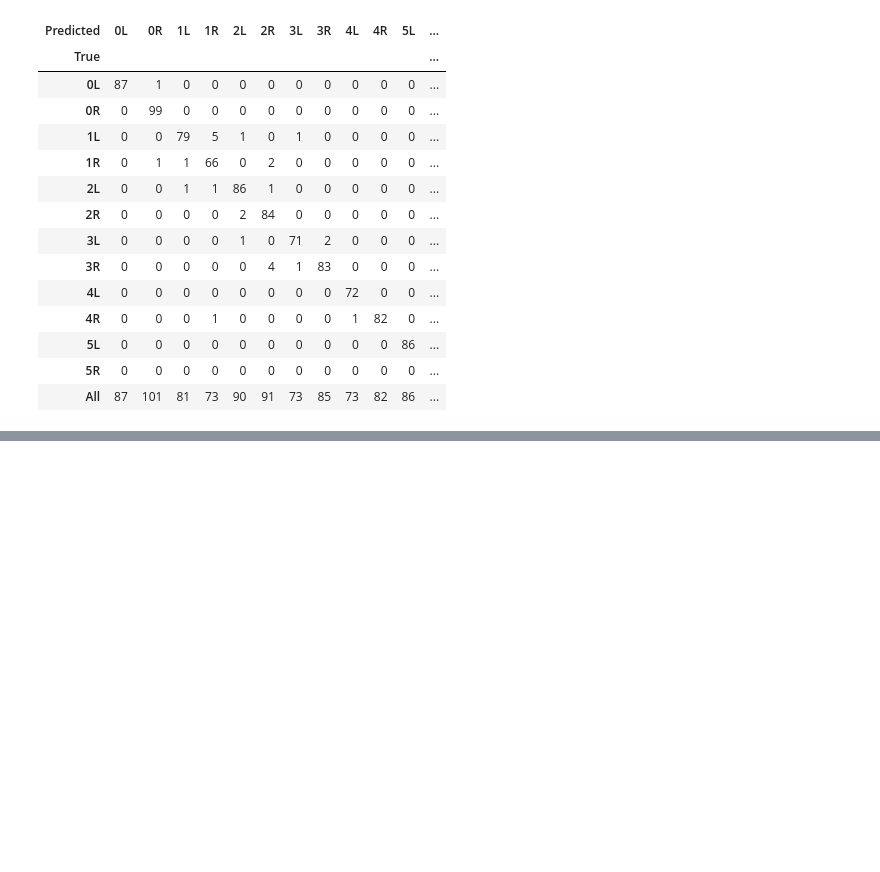
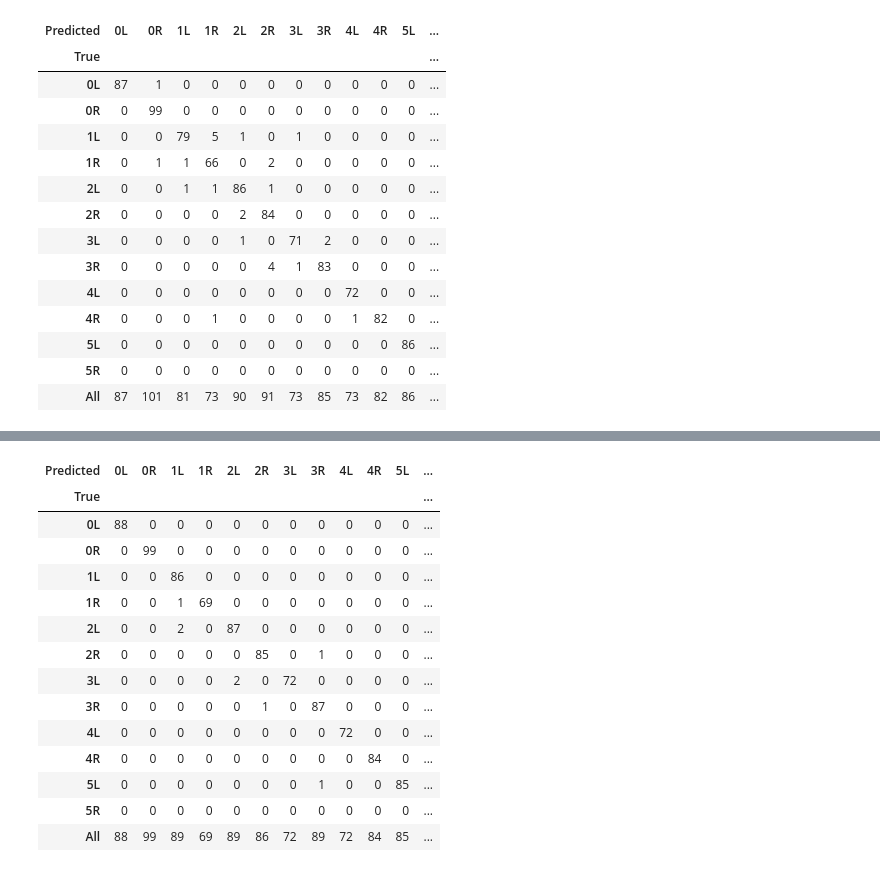
Before and after one commit to rezar12/DataScience_and_ANN, a Jupyter notebook: finger_reko/finger_recognition.ipynb, the cells around one changed output, grey strips where cells are left out. Cells and saved outputs as stored; diff of their text form; code cells hidden in the pictures; blank space fills up the shorter version.

```diff
--- a/finger_reko/finger_recognition.ipynb
+++ b/finger_reko/finger_recognition.ipynb
@@ -514,0 +705,20 @@ pd.crosstab(encodermulti.inverse_transform(ytestmulti), encodermulti.inverse_tra
+# %%
+y_pred = model.predict_classes(xtest)
+
+pd.crosstab(encodermulti.inverse_transform(ytestmulti), encodermulti.inverse_transform(y_pred), rownames=['True'], colnames=['Predicted'], margins=True)
+# %% [output]
+| Predicted | 0L | 0R | 1L | 1R | 2L | 2R | 3L | 3R | 4L | 4R | 5L | ... |
+| True |  |  |  |  |  |  |  |  |  |  |  | ... |
+| 0L | 88 | 0 | 0 | 0 | 0 | 0 | 0 | 0 | 0 | 0 | 0 | ... |
+| 0R | 0 | 99 | 0 | 0 | 0 | 0 | 0 | 0 | 0 | 0 | 0 | ... |
+| 1L | 0 | 0 | 86 | 0 | 0 | 0 | 0 | 0 | 0 | 0 | 0 | ... |
+| 1R | 0 | 0 | 1 | 69 | 0 | 0 | 0 | 0 | 0 | 0 | 0 | ... |
+| 2L | 0 | 0 | 2 | 0 | 87 | 0 | 0 | 0 | 0 | 0 | 0 | ... |
+| 2R | 0 | 0 | 0 | 0 | 0 | 85 | 0 | 1 | 0 | 0 | 0 | ... |
+| 3L | 0 | 0 | 0 | 0 | 2 | 0 | 72 | 0 | 0 | 0 | 0 | ... |
+| 3R | 0 | 0 | 0 | 0 | 0 | 1 | 0 | 87 | 0 | 0 | 0 | ... |
+| 4L | 0 | 0 | 0 | 0 | 0 | 0 | 0 | 0 | 72 | 0 | 0 | ... |
+| 4R | 0 | 0 | 0 | 0 | 0 | 0 | 0 | 0 | 0 | 84 | 0 | ... |
+| 5L | 0 | 0 | 0 | 0 | 0 | 0 | 0 | 1 | 0 | 0 | 85 | ... |
+| 5R | 0 | 0 | 0 | 0 | 0 | 0 | 0 | 0 | 0 | 0 | 0 | ... |
+| All | 88 | 99 | 89 | 69 | 89 | 86 | 72 | 89 | 72 | 84 | 85 | ... |
```
Also changed, not shown: parts of 34 cells of this notebook.
